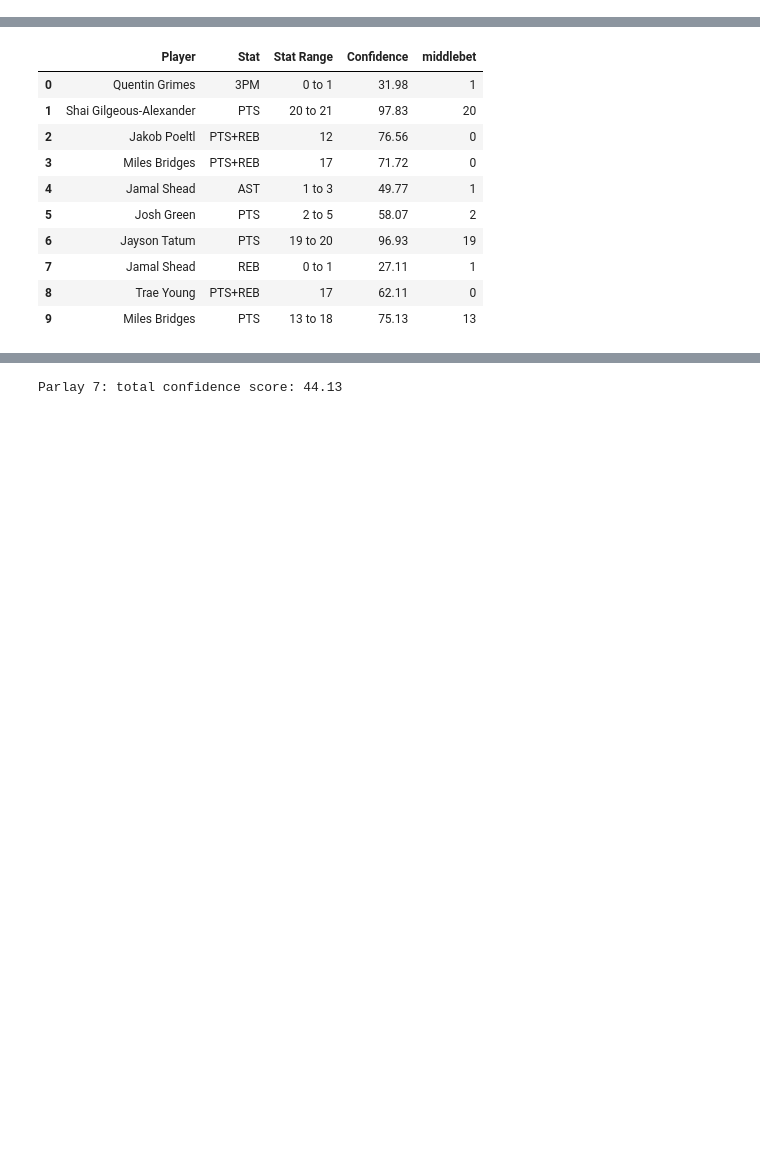
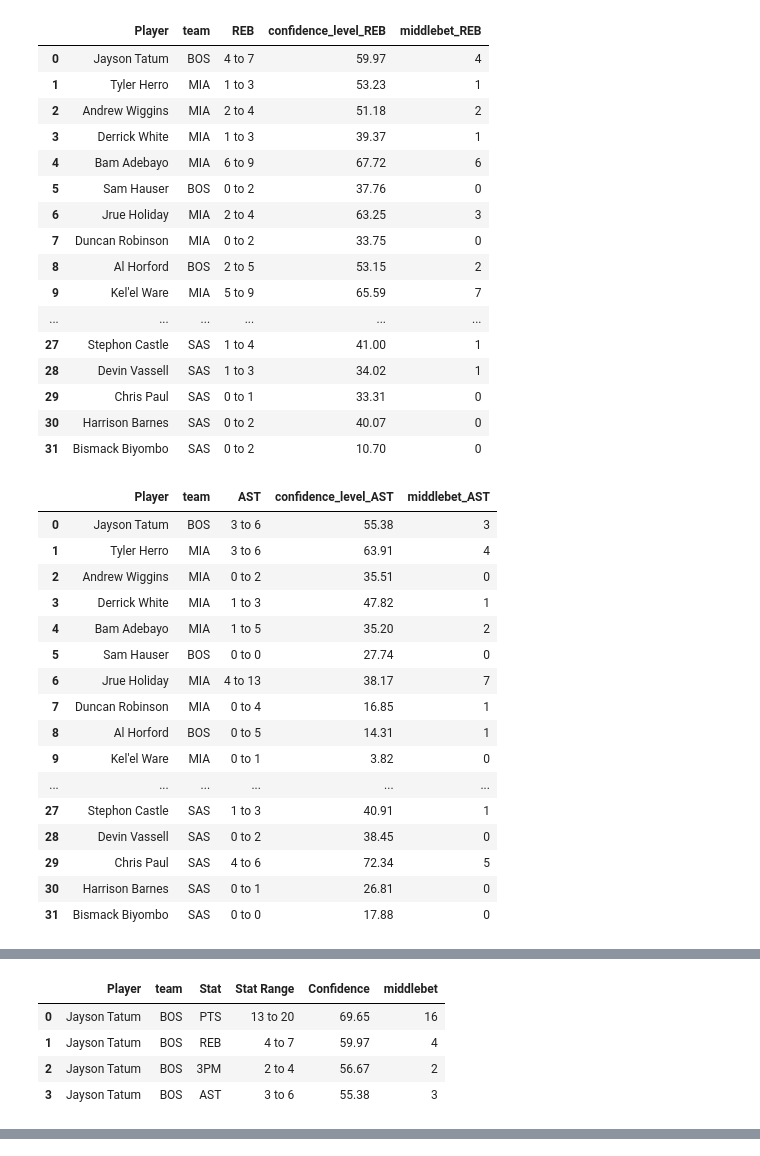
Before and after one commit to penfoldslaw/web_scraping_sports, a Jupyter notebook: models/linear_regression/predictions.ipynb, the cells around one changed output, grey strips where cells are left out. Saved outputs shown, nothing was run; the diff lists cells and outputs as text; code cells hidden in the pictures; blank space fills up the shorter version.

```diff
--- a/models/linear_regression/predictions.ipynb
+++ b/models/linear_regression/predictions.ipynb
@@ -102,47 +172,82 @@ defense data skipping defense merge
 # %%
-# display(results_reb)
-# display(results_ast)
+
+display(results_reb)
+display(results_ast)
 # display(results_pts)
 # display(results_3pm)
 
+df_merged = results_reb.merge(results_ast, on=['Player', 'team'], suffixes=('_reb', '_ast')) \
+    .merge(results_pts, on=['Player', 'team'], suffixes=('_pts','extra_pts')) \
+    .merge(results_3pm, on=['Player', 'team'], suffixes=('_pts','_3pm'))
 
-
-df_merged = results_reb.merge(results_ast, on='Player', suffixes=('_reb', '_ast')) \
-    .merge(results_pts, on='Player', suffixes=('_pts','extra_pts')) \
-    .merge(results_3pm, on='Player', suffixes=('_pts','_3pm'))
-
+['Player', 'REB', 'confidence_level_REB', 'middlebet_REB', 'AST', 'confidence_level_AST', 'middlebet_AST', 'PTS', 'confidence_level_PTS', 'middlebet_PTS', '3PM', 'confidence_level_3PM', 'middlebet_3PM']
 
 # print(df_merged.columns)
 
 
-df_merged['middlebet_PTS+REB'] = 0000
+# df_merged['middlebet_PTS+REB'] = 0000
 
-df_merged['PTS+REB'] = df_merged[['middlebet_PTS', 'middlebet_REB']].sum(axis=1)
-df_merged['confidence_level_PTS+REB']=  round(df_merged[['confidence_level_PTS','confidence_level_REB']].sum(axis=1)/2,2)
+# df_merged['PTS+REB'] = df_merged[['middlebet_PTS', 'middlebet_REB']].sum(axis=1)
+# df_merged['confidence_level_PTS+REB']=  round(df_merged[['confidence_level_PTS','confidence_level_REB']].sum(axis=1)/2,2)
 # df_merged = df_merged.rename(columns={'FGA': 'PTS'})
-# display(df_merged.head(4))
+# display(df_merged)
 # display(df_merged[['Player','confidence_level_PTS+REB']])
 
 
 from parlay_picker import create_parlays
 
-num_groups = 7  # Number of parlays you want to generate
-players_per_group = 10  # Number of players in each parlay
+num_groups = 100  # Number of parlays you want to generate
+players_per_group = 4  # Number of players in each parlay
+min_confidence = 50
 
-parlays_df, group_confidence_scores = create_parlays(df_merged, num_groups, players_per_group)
+parlays_df, group_confidence_scores = create_parlays(df_merged, num_groups, players_per_group,min_confidence)
 
 
 # Display the confidence scores for each group
 print("Confidence scores for each group:")
 for group, score in group_confidence_scores:
     print(f"{group}: {score:.2f}")
 
 
 # Display the DataFrames for each parlay and their confidence scores
 for (parlay_name, score), parlay_df in zip(group_confidence_scores, parlays_df):
     print("\n")
     print(f"{parlay_name}: total confidence score: {score:.2f}")
     display(parlay_df)
     print("\n")
 # %% [output]
+|  | Player | team | REB | confidence_level_REB | middlebet_REB |
+| 0 | Jayson Tatum | BOS | 4 to 7 | 59.97 | 4 |
+| 1 | Tyler Herro | MIA | 1 to 3 | 53.23 | 1 |
+| 2 | Andrew Wiggins | MIA | 2 to 4 | 51.18 | 2 |
+| 3 | Derrick White | MIA | 1 to 3 | 39.37 | 1 |
+| 4 | Bam Adebayo | MIA | 6 to 9 | 67.72 | 6 |
+| 5 | Sam Hauser | BOS | 0 to 2 | 37.76 | 0 |
+| 6 | Jrue Holiday | MIA | 2 to 4 | 63.25 | 3 |
+| 7 | Duncan Robinson | MIA | 0 to 2 | 33.75 | 0 |
+| 8 | Al Horford | BOS | 2 to 5 | 53.15 | 2 |
+| 9 | Kel'el Ware | MIA | 5 to 9 | 65.59 | 7 |
+| ... | ... | ... | ... | ... | ... |
+| 27 | Stephon Castle | SAS | 1 to 4 | 41.00 | 1 |
+| 28 | Devin Vassell | SAS | 1 to 3 | 34.02 | 1 |
+| 29 | Chris Paul | SAS | 0 to 1 | 33.31 | 0 |
+| 30 | Harrison Barnes | SAS | 0 to 2 | 40.07 | 0 |
+| 31 | Bismack Biyombo | SAS | 0 to 2 | 10.70 | 0 |
+|  | Player | team | AST | confidence_level_AST | middlebet_AST |
+| 0 | Jayson Tatum | BOS | 3 to 6 | 55.38 | 3 |
+| 1 | Tyler Herro | MIA | 3 to 6 | 63.91 | 4 |
+| 2 | Andrew Wiggins | MIA | 0 to 2 | 35.51 | 0 |
+| 3 | Derrick White | MIA | 1 to 3 | 47.82 | 1 |
+| 4 | Bam Adebayo | MIA | 1 to 5 | 35.20 | 2 |
+| 5 | Sam Hauser | BOS | 0 to 0 | 27.74 | 0 |
+| 6 | Jrue Holiday | MIA | 4 to 13 | 38.17 | 7 |
+| 7 | Duncan Robinson | MIA | 0 to 4 | 16.85 | 1 |
+| 8 | Al Horford | BOS | 0 to 5 | 14.31 | 1 |
+| 9 | Kel'el Ware | MIA | 0 to 1 | 3.82 | 0 |
+| ... | ... | ... | ... | ... | ... |
+| 27 | Stephon Castle | SAS | 1 to 3 | 40.91 | 1 |
+| 28 | Devin Vassell | SAS | 0 to 2 | 38.45 | 0 |
+| 29 | Chris Paul | SAS | 4 to 6 | 72.34 | 5 |
+| 30 | Harrison Barnes | SAS | 0 to 1 | 26.81 | 0 |
+| 31 | Bismack Biyombo | SAS | 0 to 0 | 17.88 | 0 |
 Confidence scores for each group:
@@ -159,11 +269,5 @@ Parlay 1: total confidence score: 64.72
-|  | Player | Stat | Stat Range | Confidence | middlebet |
-| 0 | Quentin Grimes | 3PM | 0 to 1 | 31.98 | 1 |
-| 1 | Shai Gilgeous-Alexander | PTS | 20 to 21 | 97.83 | 20 |
-| 2 | Jakob Poeltl | PTS+REB | 12 | 76.56 | 0 |
-| 3 | Miles Bridges | PTS+REB | 17 | 71.72 | 0 |
-| 4 | Jamal Shead | AST | 1 to 3 | 49.77 | 1 |
-| 5 | Josh Green | PTS | 2 to 5 | 58.07 | 2 |
-| 6 | Jayson Tatum | PTS | 19 to 20 | 96.93 | 19 |
-| 7 | Jamal Shead | REB | 0 to 1 | 27.11 | 1 |
-| 8 | Trae Young | PTS+REB | 17 | 62.11 | 0 |
-| 9 | Miles Bridges | PTS | 13 to 18 | 75.13 | 13 |
+|  | Player | team | Stat | Stat Range | Confidence | middlebet |
+| 0 | Jayson Tatum | BOS | PTS | 13 to 20 | 69.65 | 16 |
+| 1 | Jayson Tatum | BOS | REB | 4 to 7 | 59.97 | 4 |
+| 2 | Jayson Tatum | BOS | 3PM | 2 to 4 | 56.67 | 2 |
+| 3 | Jayson Tatum | BOS | AST | 3 to 6 | 55.38 | 3 |
@@ -230 +298,0 @@ Parlay 6: total confidence score: 36.68
-Parlay 7: total confidence score: 44.13
```
Also changed, not shown: parts of 6 cells of this notebook, 32 other files.
